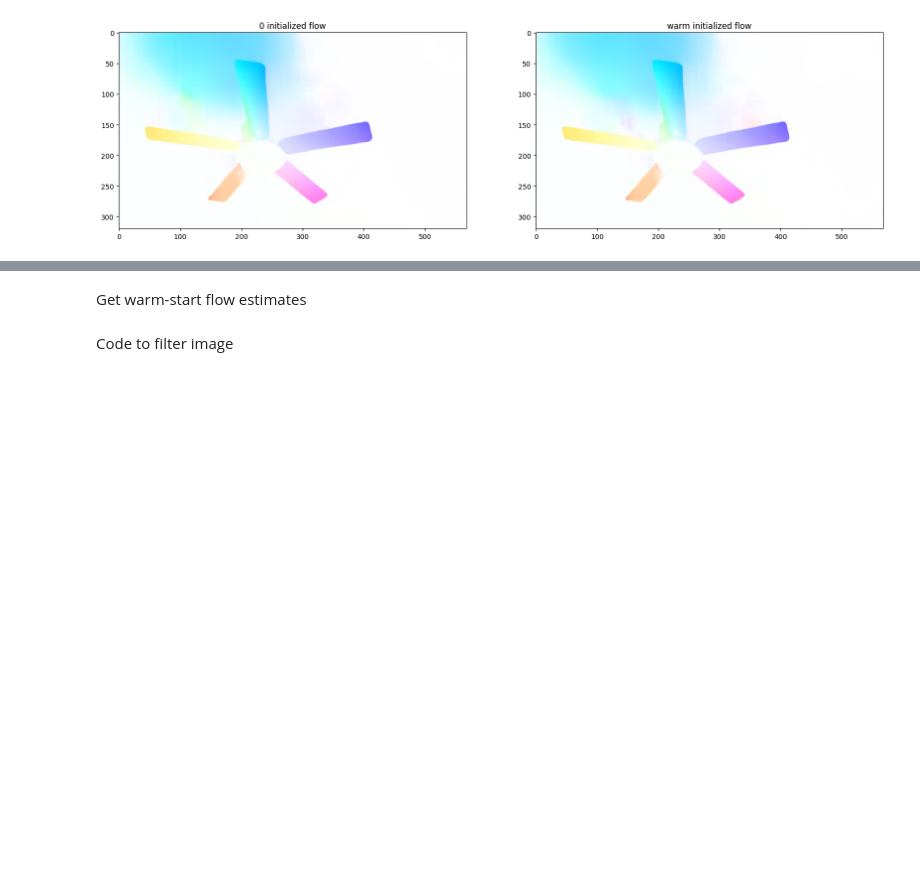
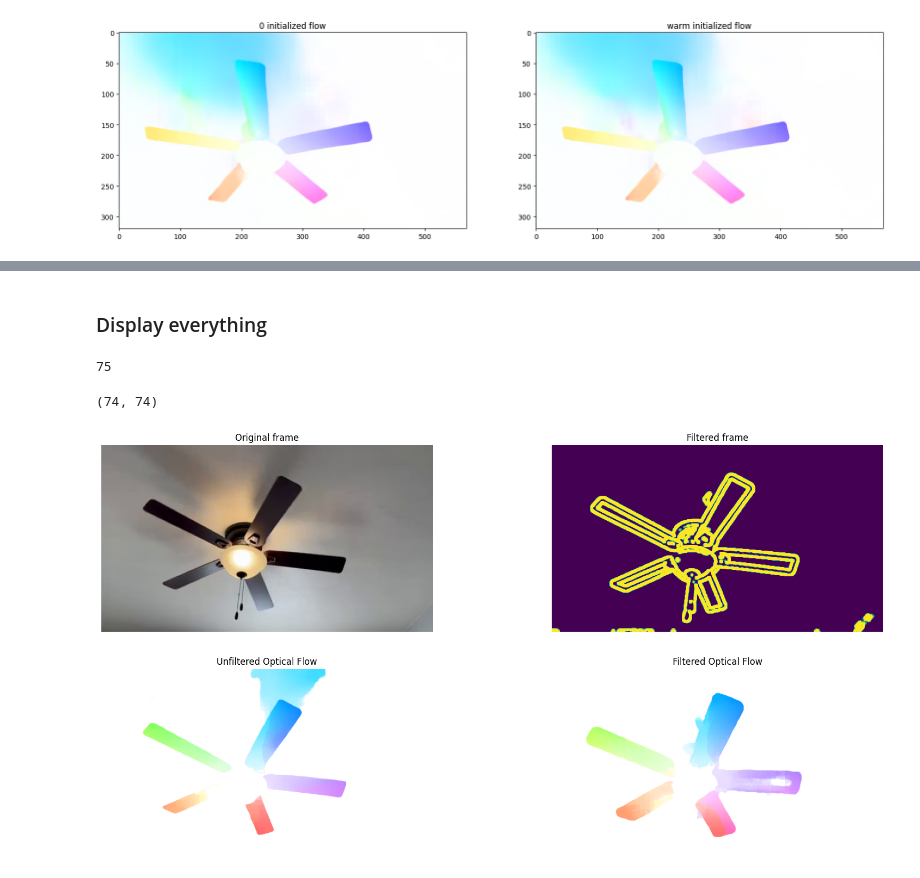
Before and after one commit to itberrios/CV_projects, a Jupyter notebook: RAFT/RAFT_exploration.ipynb, the cells around one changed output, grey strips where cells are left out. Saved outputs shown, nothing was run; the diff lists cells and outputs as text; code cells hidden in the pictures; blank space fills up the shorter version.

```diff
--- a/RAFT/RAFT_exploration.ipynb
+++ b/RAFT/RAFT_exploration.ipynb
@@ -286,3 +394,47 @@ ax1.set_title('warm initialized flow');
+# %% [markdown]
+### Display everything
+# %%
+len(frame_paths)
+# %% [output]
+75
+# %%
+len(unfiltered_flow_frames), len(flow_frames)
+# %% [output]
+(74, 74)
+# %%
+idx = 70
+thresh = 2
+
+un_flow = unfiltered_flow_frames[idx].clone()
+un_flow[torch.abs(un_flow) < thresh] = 0
+
+flow = flow_frames[idx + 1].clone()
+flow[torch.abs(flow) < thresh] = 0
+
+og_frame = cv2.cvtColor(cv2.imread(frame_paths[idx]), cv2.COLOR_BGR2RGB)
+frame = cv2.cvtColor(og_frame, cv2.COLOR_RGB2GRAY)
+frame = filter_image(frame)
+frame = filter_image(frame)
+
+fig, ax = plt.subplots(2, 2, figsize=(20, 10))
+
+ax[0, 0].imshow(og_frame)
+ax[0, 0].set_title('Original frame')
+ax[0, 0].axis(False)
+
+ax[0, 1].imshow(frame)
+ax[0, 1].set_title('Filtered frame')
+ax[0, 1].axis(False)
+
+ax[1, 0].imshow(get_viz(un_flow))
+ax[1, 0].set_title('Unfiltered Optical Flow');
+ax[1, 0].axis(False);
+
+ax[1, 1].imshow(get_viz(flow))
+ax[1, 1].set_title('Filtered Optical Flow');
+ax[1, 1].axis(False);
+# %% [output]
+[figure, added]
 # %%
 from PIL import Image
 from glob import glob
@@ -306,5 +458,3 @@ def create_gif_from_images(save_path, image_path, ext):
 
     pil_images[0].save(save_path, format='GIF', append_images=pil_images,
                       save_all=True, duration=50, loop=0)
-# %% [markdown]
-Get warm-start flow estimates
@@ -334,2 +460,0 @@ for i, fp in enumerate(frame_paths[2:]):
-# %% [markdown]
-Code to filter image
```
Also changed, not shown: parts of 36 cells of this notebook.
